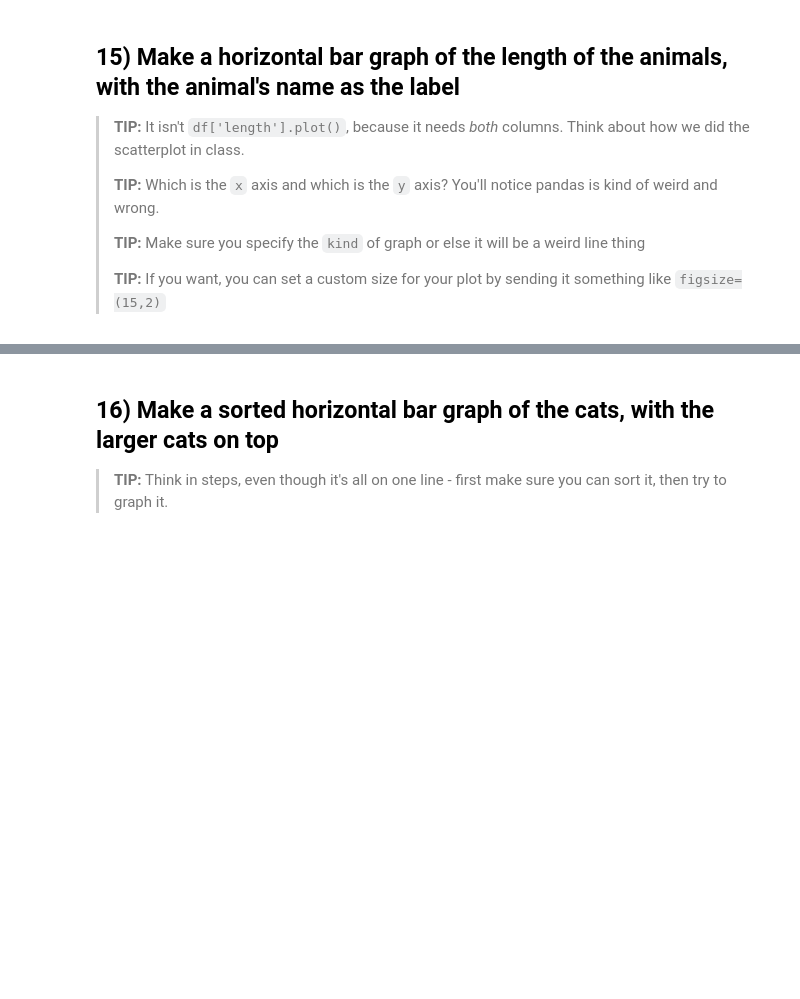
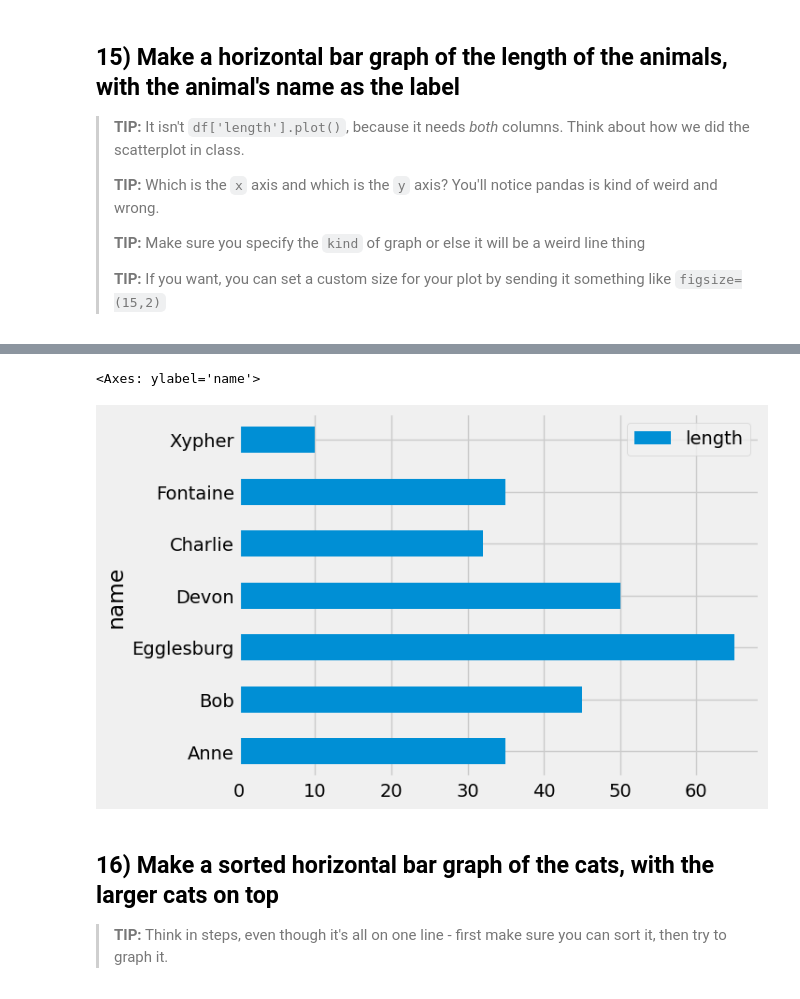
Before and after one commit to lei10003/05-homework-basics, a Jupyter notebook: 01-Animals.ipynb, the cells around one changed output, grey strips where cells are left out. Drawn from its saved outputs; the diff is of its cells as text; code cells hidden in the pictures; blank space fills up the shorter version.

```diff
--- a/01-Animals.ipynb
+++ b/01-Animals.ipynb
@@ -264,0 +291,2 @@ This is the worst histogram ever.
+# %%
+df['animal']= df['animal'].map(lambda x:x.strip())
@@ -265,3 +302,8 @@ This is the worst histogram ever.
+# %%
+df.plot(x='name', y= 'length', kind = 'barh')
+# %% [output]
+<Axes: ylabel='name'>
+[figure, added]
 # %% [markdown]
 ## 16) Make a sorted horizontal bar graph of the cats, with the larger cats on top
 
```
Also changed, not shown: parts of 9 cells of this notebook.
